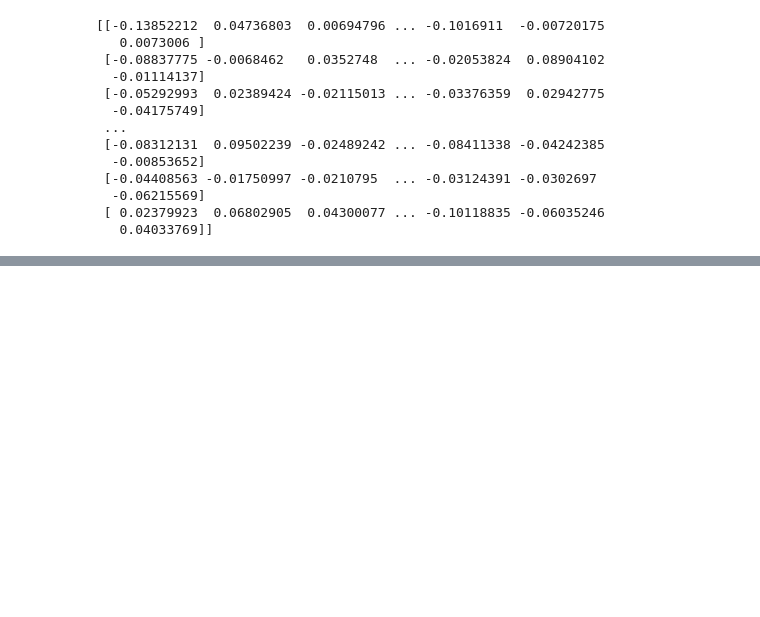
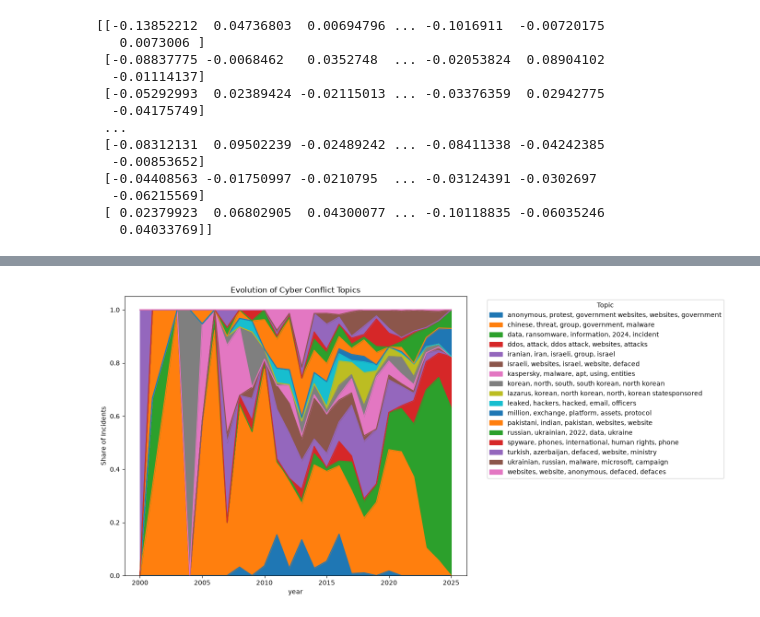
Before and after one commit to heairi/Cyber-Attack-Severity-Prediction-with-NLP, a Jupyter notebook: eurepoc_cyber_security_incidents_world_dataset.ipynb, the cells around one changed output, grey strips where cells are left out. Saved outputs shown, nothing was run; the diff lists cells and outputs as text; code cells hidden in the pictures; blank space fills up the shorter version.

```diff
--- a/eurepoc_cyber_security_incidents_world_dataset.ipynb
+++ b/eurepoc_cyber_security_incidents_world_dataset.ipynb
@@ -275,0 +516,30 @@ NameError: name 'topic_info' is not defined
+# %%
+# How has the nature of cyber conflict changed over time?
+dyadic_data["year"] = pd.to_datetime(
+    dyadic_data["start_date"],
+    errors="coerce"   # invalid dates become NaT
+).dt.year
+
+topic_year = pd.crosstab(
+    dyadic_data["year"],
+    dyadic_data["topic_label"],
+    normalize="index"
+)
+
+fig, ax = plt.subplots(figsize=(14, 7))
+
+topic_year.plot.area(ax=ax)
+
+ax.set_title("Evolution of Cyber Conflict Topics")
+ax.set_ylabel("Share of Incidents")
+
+ax.legend(
+    title="Topic",
+    bbox_to_anchor=(1.05, 1),
+    loc="upper left"
+)
+
+plt.tight_layout()
+plt.show()
+# %% [output]
+[figure, added]
```
Also changed, not shown: parts of 22 cells of this notebook.
